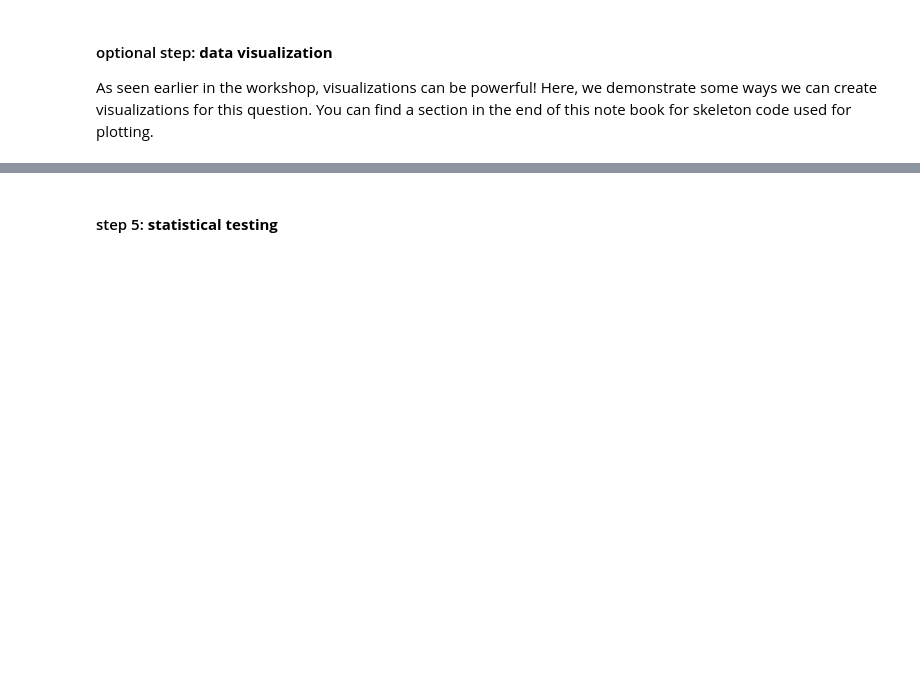
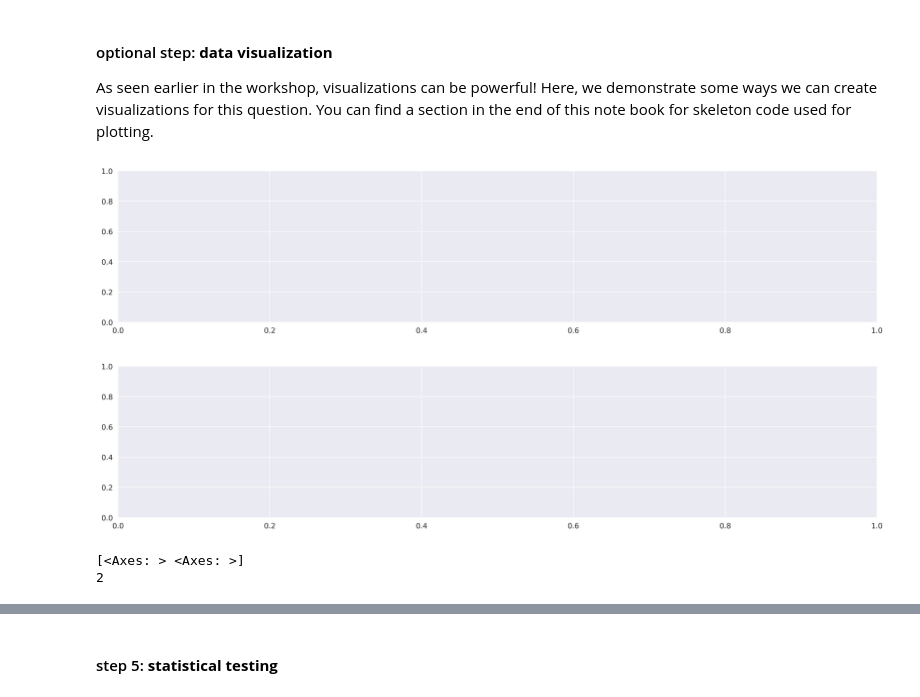
Before and after one commit to yusunnyf/Fall-24-ES-Workshops, a Jupyter notebook: Intro to Statistical Analysis/workshop2.ipynb, the cells around one changed output, grey strips where cells are left out. Cells and saved outputs as stored; diff of their text form; code cells hidden in the pictures; blank space fills up the shorter version.

```diff
--- a/Intro to Statistical Analysis/workshop2.ipynb
+++ b/Intro to Statistical Analysis/workshop2.ipynb
@@ -141,4 +260,26 @@ Resources:
 #### optional step: **data visualization**
 
 As seen earlier in the workshop, visualizations can be powerful! Here, we demonstrate some ways we can create visualizations for this question. You can find a section in the end of this note book for skeleton code used for plotting.
+# %%
+# TODO: live coding!
+# for our question, we can plot...
+# (1) histogram to see the distribution - directly related to hypothesis testing
+# (2) scatterplot to see dates with O3 values that exceed the standard
+
+# first, declare the figure
+# syntax: fig, ax = plt.subplots(nrow, ncol, figsize=(width, height), dpi=dots_per_inch)
+fig, ax = plt.subplots(2, 1, figsize=(16, 8), dpi=400)
+
+# padding determines the margin between your graphs
+# think: what would it look like if pad = 1.0? try it yourself!
+plt.tight_layout(pad=4.0)
+# %% [output]
+[figure, added]
+# %%
+# imagine you are "storing" your visual in the axes!
+print(ax)
+print(len(ax))
+# %% [output]
+[<Axes: > <Axes: >]
+2
 # %%
```
Also changed, not shown: parts of 24 cells of this notebook.
